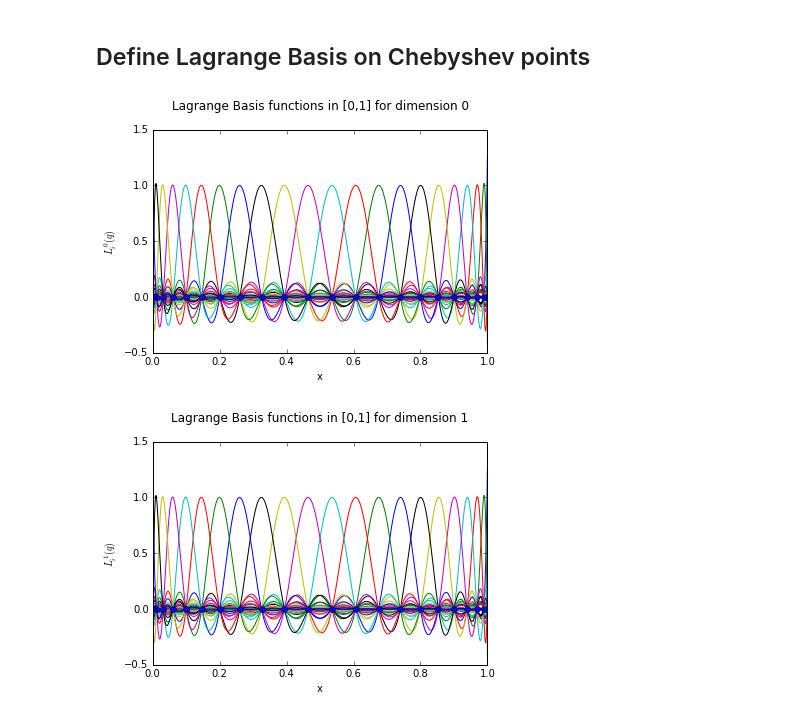
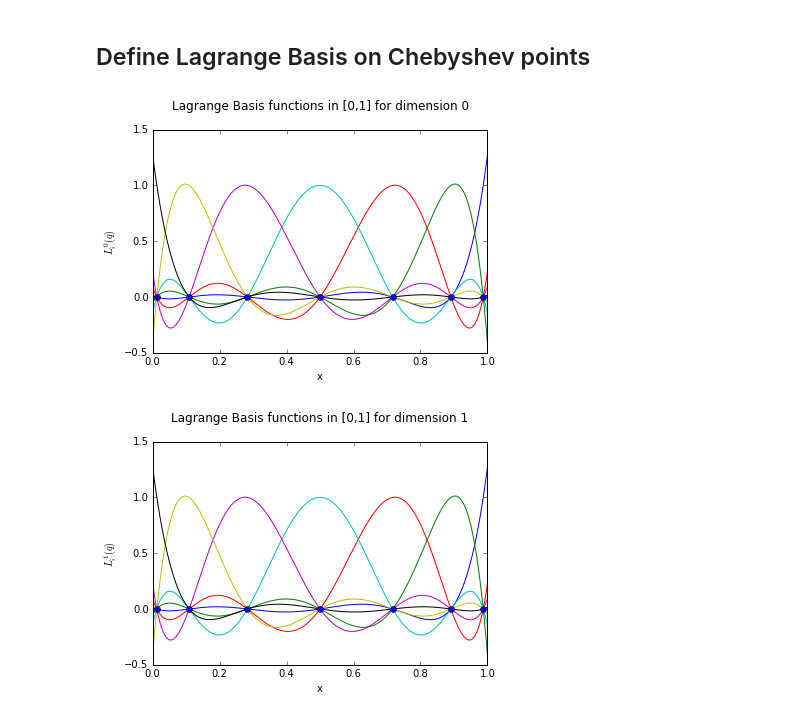
Before and after one commit to pdicerbo/P1.4, a Jupyter notebook: Basics/FinalProject.ipynb, the cells around one changed output. Saved outputs shown, nothing was run; the diff lists cells and outputs as text; code cells hidden in the pictures.

```diff
--- a/Basics/FinalProject.ipynb
+++ b/Basics/FinalProject.ipynb
@@ -156,35 +156,35 @@ def lagrange_basis(q):
     return L
 # %%
 dim = 2 # dimension of the problem (in this case we are considering 2D problem)
-q = 21 # number of basis functions for each dimension
+q = 6 # number of basis functions for each dimension
 
 N = [q, q] # order of Lagrange Basis along each dimension; need not necessarily be of the same size
 Pts = [.5 * (chebyshev_points(n + 1) +1.) for n in N] # to have Lagrange Basis of dimension q we need q+1 points
 
 LL = [lagrange_basis(q) for q in Pts]
 LL_Prime = []
 for d in range(dim):
     l = LL[d]
     LL_Prime += [[l[j].deriv() for j in range(len(l))]]
 
 # plot of the functions (only for check):
 x = linspace(0., 1., 1025)
 
 #for i in range(len(N)):
 #    for j in range(len(LL[i])):
 #        plot(x, LL[i][j](x))
 for i in range(dim):
     for f in LL[i]:
         plot(x, f(x))
 
     plot(Pts[i], Pts[i]*0., 'bo')
     xlabel('x')
     ylabel('$L_i^{%d}(q)$' % i)
     title('Lagrange Basis functions in [0,1] for dimension %d\n' % i)
     show()
 # %% [output]
-[figure, old version]
+[figure, new version]
-[figure, old version]
+[figure, new version]
 # %%
 quadrature = []
 weights = []
```
Also changed, not shown: parts of 8 cells of this notebook.
